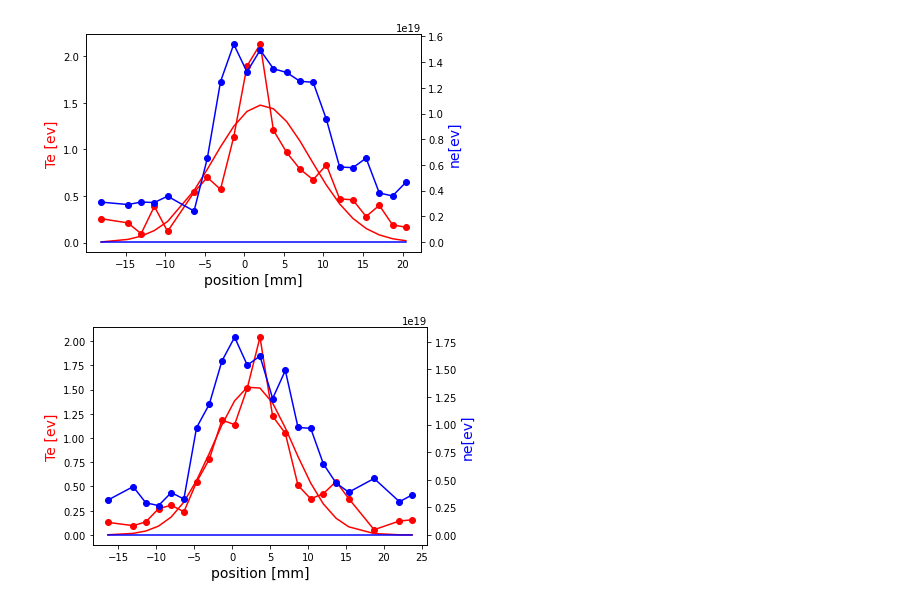
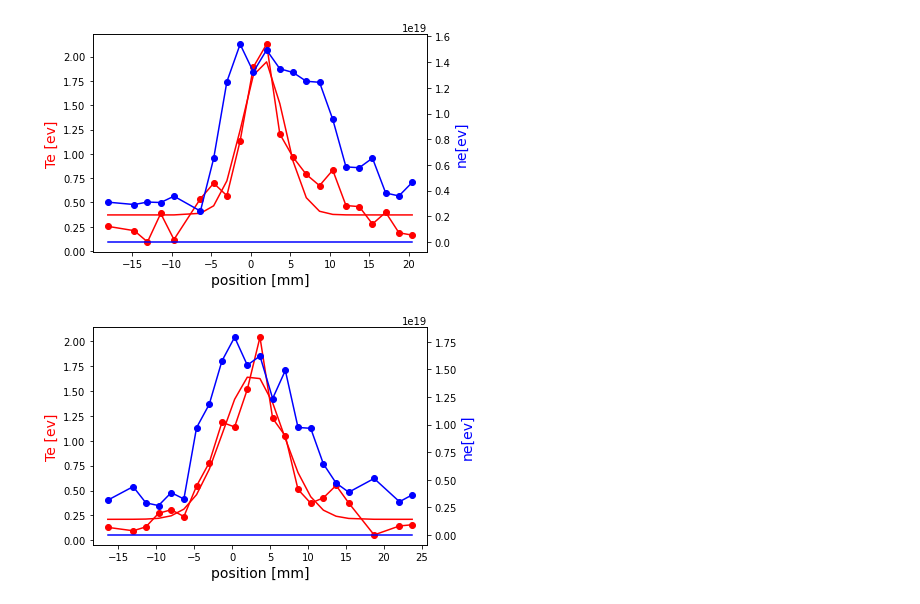
Before and after one commit to mmorbey/Gallium-Experiments, a Jupyter notebook: oo.ipynb, the cells around one changed output. Cells and saved outputs as stored; diff of their text form; code cells hidden in the pictures.

```diff
--- a/oo.ipynb
+++ b/oo.ipynb
@@ -11,8 +11,8 @@ from pandas.api.types import is_numeric_dtype
 filename="Thomson_2021-06-10_#28924.txt"
 # %%
 df = pd.read_csv(filename, delimiter = "\t", skiprows=5, warn_bad_lines=True, error_bad_lines=False) #remove lines that do not have 5
-def gaussian(x, amplitude, mean, stddev):
-    return amplitude * np.exp(-((x - mean) / 2 / stddev)**2)
+def gaussian(x, amplitude, mean, stddev,offset):
+    return amplitude * np.exp(-((x - mean)/ stddev)**2/ 2)+offset
 
 data_columns=df.columns.values
 # %%
@@ -44,18 +64,18 @@ plt.show()
 # %%
 fig,ax = plt.subplots()
 ax.plot(T2.iloc[:,0],T2.iloc[:,2],color="red",marker="o")
 plt.ylabel('Te [ev]', color="red",fontsize=14)
 plt.xlabel('position [mm]', fontsize=14)
 ax2=ax.twinx()
 popt, _ = optimize.curve_fit(gaussian, T2.iloc[:,0], T2.iloc[:,2])
 ax.plot( T2.iloc[:,0], gaussian(T2.iloc[:,0], *popt),color='red')
 ax2.plot(T2.iloc[:,0],T2.iloc[:,1],color="blue",marker="o")
 ax2.set_ylabel("ne[ev]",color="blue",fontsize=14)
-popt2, _ = optimize.curve_fit(gaussian, T2.iloc[:,0], T2.iloc[:,1])
+popt2,cov = optimize.curve_fit(gaussian, T2.iloc[:,0], T2.iloc[:,1])
 ax2.plot( T2.iloc[:,0], gaussian(T2.iloc[:,0], *popt2),color='blue')
 plt.show()
 # %% [output]
-[figure, old version]
+[figure, new version]
 # %%
 fig,ax = plt.subplots()
 ax.plot(T3.iloc[:,0],T3.iloc[:,2],color="red",marker="o")
@@ -66,8 +86,8 @@ popt, _ = optimize.curve_fit(gaussian, T3.iloc[:,0], T3.iloc[:,2])
 ax.plot( T3.iloc[:,0], gaussian(T3.iloc[:,0], *popt),color='red')
 ax2.plot(T3.iloc[:,0],T3.iloc[:,1],color="blue",marker="o")
 ax2.set_ylabel("ne[ev]",color="blue",fontsize=14)
-popt2, _ = optimize.curve_fit(gaussian, T3.iloc[:,0], T3.iloc[:,1])
+popt2, cov = optimize.curve_fit(gaussian, T3.iloc[:,0], T3.iloc[:,1])
 ax2.plot( T3.iloc[:,0], gaussian(T3.iloc[:,0], *popt2),color='blue')
 plt.show()
 # %% [output]
-[figure, old version]
+[figure, new version]
```
Also changed, not shown: parts of 2 cells of this notebook.
